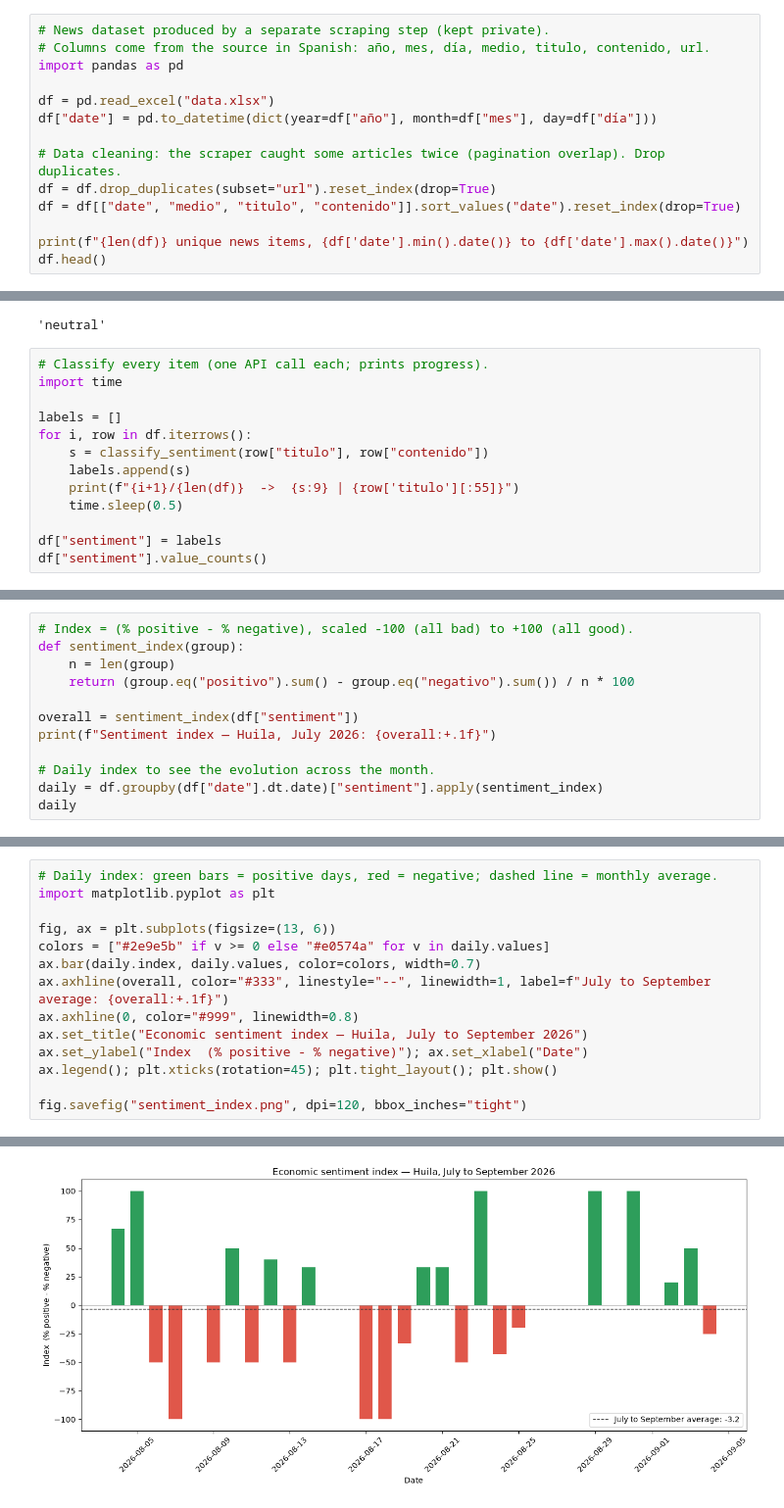
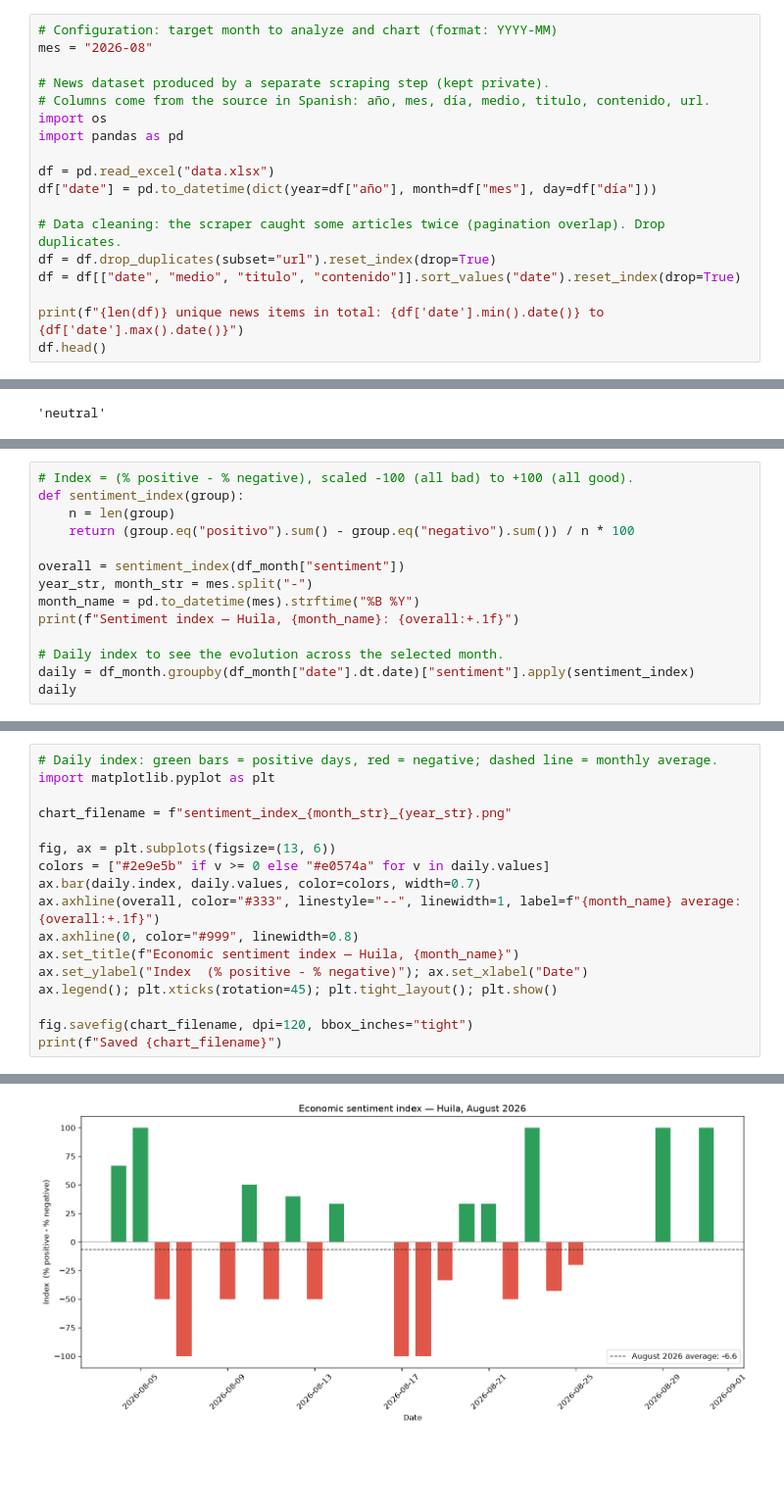
Before and after one commit to MaximumTech17/sentimiento-huila, a Jupyter notebook: sentiment_index.ipynb, the cells around one changed output, grey strips where cells are left out. Shown at 98% size. Saved outputs shown, nothing was run; the diff lists cells and outputs as text; blank space fills up the shorter version.

Commit message:
Implement v3: monthly sentiment index and separated full-history NLP baseline

```diff
--- a/sentiment_index.ipynb
+++ b/sentiment_index.ipynb
@@ -8,8 +9,12 @@ I build a sentiment index from regional economic news, classifying each item wit
 
 > The news are in Spanish (regional outlets), so the classification prompt is kept in Spanish; all analysis code and notes are in English.
 # %%
+# Configuration: target month to analyze and chart (format: YYYY-MM)
+mes = "2026-08"
+
 # News dataset produced by a separate scraping step (kept private).
 # Columns come from the source in Spanish: año, mes, día, medio, titulo, contenido, url.
+import os
 import pandas as pd
 
 df = pd.read_excel("data.xlsx")
@@ -19,6 +24,6 @@ df["date"] = pd.to_datetime(dict(year=df["año"], month=df["mes"], day=df["día"
 df = df.drop_duplicates(subset="url").reset_index(drop=True)
 df = df[["date", "medio", "titulo", "contenido"]].sort_values("date").reset_index(drop=True)
 
-print(f"{len(df)} unique news items, {df['date'].min().date()} to {df['date'].max().date()}")
+print(f"{len(df)} unique news items in total: {df['date'].min().date()} to {df['date'].max().date()}")
 df.head()
 # %% [output]
@@ -61,16 +66,3 @@ classify_sentiment(df.loc[0, "titulo"], df.loc[0, "contenido"])
 # %% [output]
 Direct use of automatic function calling (AFC) in Models.generate_content is not recommended. Instead, we recommend to use AFC in Chat.send_message. Similarly, direct use of AFC in Models.generate_con ...
 'neutral'
-# %%
-# Classify every item (one API call each; prints progress).
-import time
-
-labels = []
-for i, row in df.iterrows():
-    s = classify_sentiment(row["titulo"], row["contenido"])
-    labels.append(s)
-    print(f"{i+1}/{len(df)}  ->  {s:9} | {row['titulo'][:55]}")
-    time.sleep(0.5)
-
-df["sentiment"] = labels
-df["sentiment"].value_counts()
@@ -110,10 +135,12 @@ def sentiment_index(group):
     n = len(group)
     return (group.eq("positivo").sum() - group.eq("negativo").sum()) / n * 100
 
-overall = sentiment_index(df["sentiment"])
-print(f"Sentiment index — Huila, July 2026: {overall:+.1f}")
+overall = sentiment_index(df_month["sentiment"])
+year_str, month_str = mes.split("-")
+month_name = pd.to_datetime(mes).strftime("%B %Y")
+print(f"Sentiment index — Huila, {month_name}: {overall:+.1f}")
 
-# Daily index to see the evolution across the month.
-daily = df.groupby(df["date"].dt.date)["sentiment"].apply(sentiment_index)
+# Daily index to see the evolution across the selected month.
+daily = df_month.groupby(df_month["date"].dt.date)["sentiment"].apply(sentiment_index)
 daily
 # %% [output]
@@ -139,14 +166,17 @@ Name: sentiment, dtype: float64
 # Daily index: green bars = positive days, red = negative; dashed line = monthly average.
 import matplotlib.pyplot as plt
 
+chart_filename = f"sentiment_index_{month_str}_{year_str}.png"
+
 fig, ax = plt.subplots(figsize=(13, 6))
 colors = ["#2e9e5b" if v >= 0 else "#e0574a" for v in daily.values]
 ax.bar(daily.index, daily.values, color=colors, width=0.7)
-ax.axhline(overall, color="#333", linestyle="--", linewidth=1, label=f"July to September average: {overall:+.1f}")
+ax.axhline(overall, color="#333", linestyle="--", linewidth=1, label=f"{month_name} average: {overall:+.1f}")
 ax.axhline(0, color="#999", linewidth=0.8)
-ax.set_title("Economic sentiment index — Huila, July to September 2026")
+ax.set_title(f"Economic sentiment index — Huila, {month_name}")
 ax.set_ylabel("Index  (% positive - % negative)"); ax.set_xlabel("Date")
 ax.legend(); plt.xticks(rotation=45); plt.tight_layout(); plt.show()
 
-fig.savefig("sentiment_index.png", dpi=120, bbox_inches="tight")
+fig.savefig(chart_filename, dpi=120, bbox_inches="tight")
+print(f"Saved {chart_filename}")
 # %% [output]
@@ -153,2 +184,2 @@ fig.savefig("sentiment_index.png", dpi=120, bbox_inches="tight")
-[figure, old version]
+[figure, new version]
 # %%
```
Also changed, not shown: parts of 9 cells of this notebook, 7 other files.
